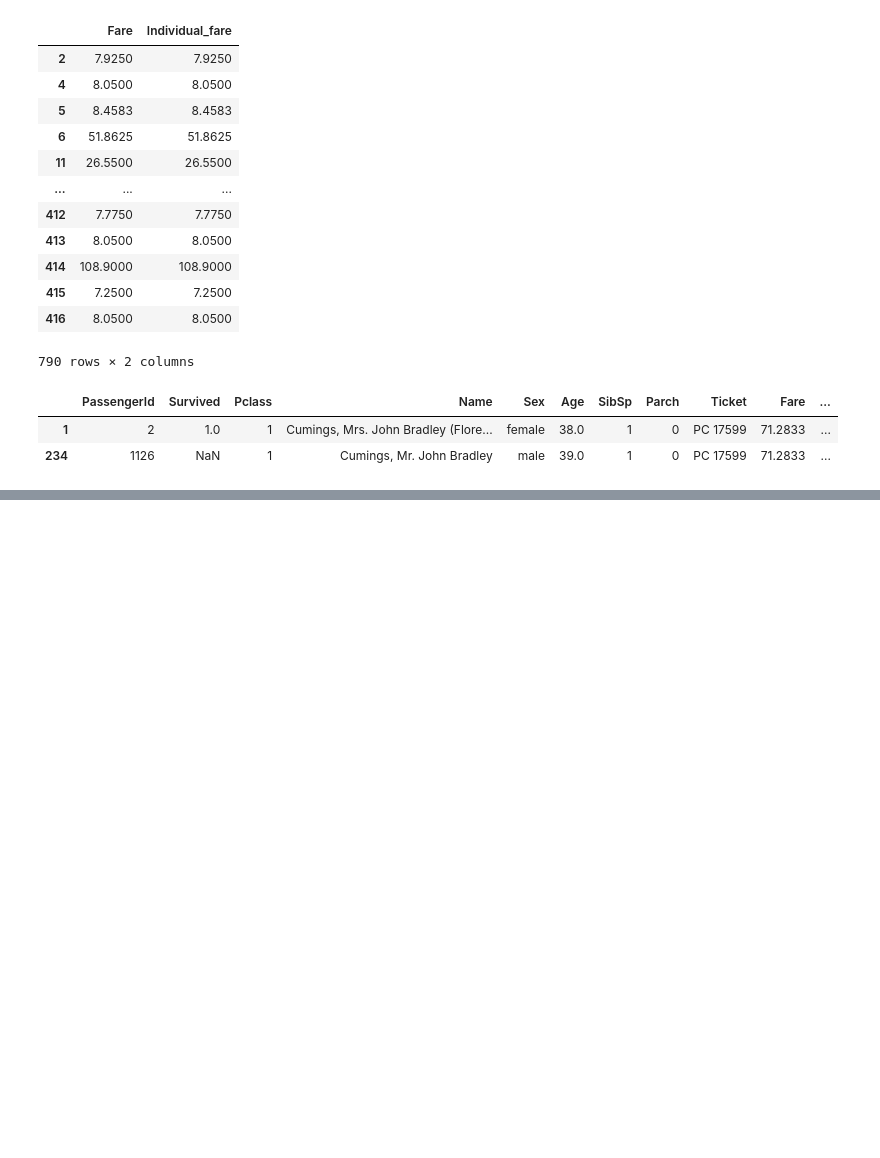
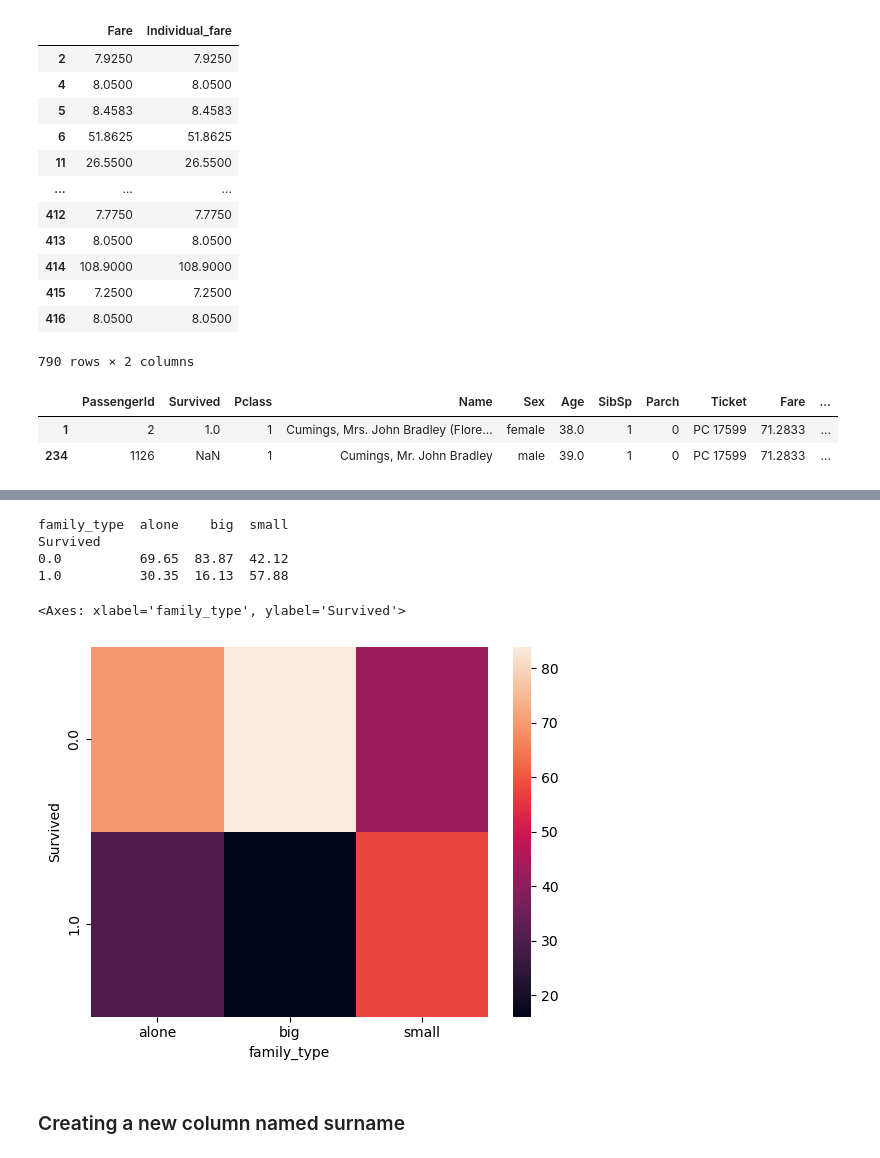
Before and after one commit to PradhumanSoni/EDA, a Jupyter notebook: session 29_eda/session_on_eda.ipynb, the cells around one changed output, grey strips where cells are left out. Saved outputs shown, nothing was run; the diff lists cells and outputs as text; code cells hidden in the pictures; blank space fills up the shorter version.

```diff
--- a/session 29_eda/session_on_eda.ipynb
+++ b/session 29_eda/session_on_eda.ipynb
@@ -526,0 +548,2 @@ df[df['Ticket'] == 'PC 17599']
+# %%
+df['family_size'] =df['SibSp'] + df['Parch'] + 1
@@ -526,0 +559,15 @@ df[df['Ticket'] == 'PC 17599']
+# %%
+# Creating a family_type column
+# If family_size = 1 -> Alone
+# If family_size 1-4 -> Small
+# If family_size > 5 -> large
+
+def transform_family(col):
+    if col == 1:
+        return 'alone'
+    elif col> 1 and col < 5:
+        return 'small'
+    else :
+        return 'big'
+# %%
+df['family_type'] = df['family_size'].apply(transform_family)
@@ -526,0 +600,13 @@ df[df['Ticket'] == 'PC 17599']
+# %%
+pivot = pd.crosstab(df['Survived'],df['family_type'],normalize='columns')*100
+print(pivot.round(2))
+sns.heatmap(pivot)
+# %% [output]
+family_type  alone    big  small
+Survived
+0.0          69.65  83.87  42.12
+1.0          30.35  16.13  57.88
+<Axes: xlabel='family_type', ylabel='Survived'>
+[figure, added]
+# %% [markdown]
+### Creating a new column named surname
```
Also changed, not shown: parts of 22 cells of this notebook, 1 other file.
